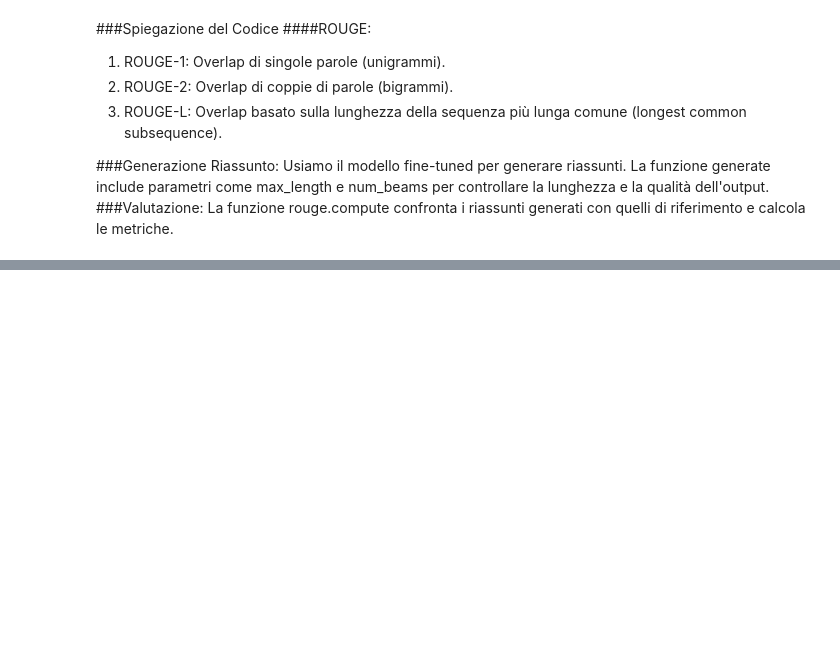
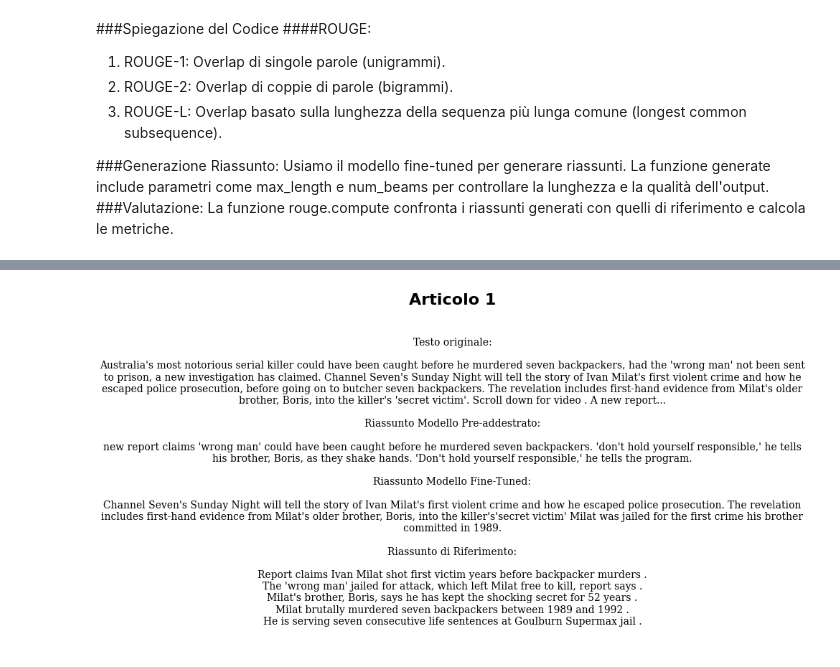
Before and after one commit to davidmegli/text-summarization, a Jupyter notebook: text-summarization.ipynb, the cells around one changed output, grey strips where cells are left out. Saved outputs shown, nothing was run; the diff lists cells and outputs as text; code cells hidden in the pictures; blank space fills up the shorter version.

Commit message:
Loading model from drive, added validation articles plot

```diff
--- a/text-summarization.ipynb
+++ b/text-summarization.ipynb
@@ -241,10 +387,12 @@ Optional: Verifica il Modello
 Per assicurarti che il modello sia stato caricato correttamente, puoi testarlo su un esempio rapido:
 # %%
 # Test rapido con input di esempio
-input_text = "summarize: " + "Though many attempts have been made in blind superresolution to restore low-resolution images with unknown and complex degradations, they are still far from addressing general real-world degraded images. In this work, we extend the powerful ESRGAN to a practical restoration application (namely, Real-ESRGAN), which is trained with pure synthetic data. Specifically, a high-order degradation modeling process is introduced to better simulate complex realworld degradations. We also consider the common ringing andovershoot artifacts in the synthesis process. In addition, we employ a U-Net discriminator with spectral normalization to increase discriminator capability and stabilize the training dynamics. Extensive comparisons have shown its superior visual performance than prior works on various real datasets. We also provide efficient implementations to synthesize training pairs on the fly."
+text_to_summarize = "Though many attempts have been made in blind superresolution to restore low-resolution images with unknown and complex degradations, they are still far from addressing general real-world degraded images. In this work, we extend the powerful ESRGAN to a practical restoration application (namely, Real-ESRGAN), which is trained with pure synthetic data. Specifically, a high-order degradation modeling process is introduced to better simulate complex realworld degradations. We also consider the common ringing andovershoot artifacts in the synthesis process. In addition, we employ a U-Net discriminator with spectral normalization to increase discriminator capability and stabilize the training dynamics. Extensive comparisons have shown its superior visual performance than prior works on various real datasets. We also provide efficient implementations to synthesize training pairs on the fly."
+input_text = "summarize: " + text_to_summarize
 input_ids = tokenizer.encode(input_text, return_tensors="pt", max_length=512, truncation=True)
 output_ids = model.generate(input_ids, max_length=50, num_beams=4, early_stopping=True)
 summary = tokenizer.decode(output_ids[0], skip_special_tokens=True)
 
+print(f"Testo di Input:\n{text_to_summarize}\n")
 print(f"Riassunto generato: {summary}")
 # %% [output]
@@ -560,13 +707,19 @@ from transformers import AutoModelForSeq2SeqLM
 import torch
 import random
 
+local_model = False
 device = torch.device("cuda" if torch.cuda.is_available() else "cpu")
 
 # Modello pre-addestrato
 pre_trained_model = AutoModelForSeq2SeqLM.from_pretrained("t5-small")
 
 # Modello fine-tuned (carica il modello affinato)
-fine_tuned_model = AutoModelForSeq2SeqLM.from_pretrained("./results/checkpoint-107670")  # Directory del modello salvato
+if local_model:
+  fine_tuned_model = AutoModelForSeq2SeqLM.from_pretrained("./results/checkpoint-107670")  # Directory del modello salvato
+else:
+  from google.colab import drive
+  drive.mount('/content/drive')
+  fine_tuned_model = AutoModelForSeq2SeqLM.from_pretrained("/content/drive/My Drive/text-summarization/finetuned-model") # Directory drive
 
 def generate_summary(model, tokenizer, text, device, max_length=150, num_beams=4):
     model.eval()
@@ -627,3 +780,77 @@ Membership gives the ICC jurisdiction over alleged crimes committed in Palestini
 --- Riassunto di Riferimento ---
 Theia, a bully breed mix, was apparently hit by a car, whacked with a hammer and buried in a field .
 "She's a true miracle dog and she deserves a good life," says Sara Mellado, who is looking for a home for Theia .
+# %%
+import matplotlib.pyplot as plt
+import random
+from transformers import AutoModelForSeq2SeqLM
+import torch
+
+articles_number = 5
+
+local_model = False
+device = torch.device("cuda" if torch.cuda.is_available() else "cpu")
+
+# Modello pre-addestrato
+pre_trained_model = AutoModelForSeq2SeqLM.from_pretrained("t5-small")
+
+# Modello fine-tuned (carica il modello affinato)
+if local_model:
+  fine_tuned_model = AutoModelForSeq2SeqLM.from_pretrained("./results/checkpoint-107670")  # Directory del modello salvato
+else:
+  from google.colab import drive
+  drive.mount('/content/drive')
+  fine_tuned_model = AutoModelForSeq2SeqLM.from_pretrained("/content/drive/My Drive/text-summarization/finetuned-model") # Directory drive
+
+def generate_summary(model, tokenizer, text, device, max_length=150, num_beams=4):
+    model.eval()
+    model.to(device)  # Sposta il modello sul dispositivo
+
+    # Tokenizza il testo di input e sposta sul dispositivo
+    input_ids = tokenizer.encode("summarize: " + text, return_tensors="pt", truncation=True, max_length=512).to(device)
+
+    # Genera il riassunto
+    with torch.no_grad():
+        summary_ids = model.generate(
+            input_ids,
+            max_length=max_length,
+            num_beams=num_beams,
+            early_stopping=True
+        )
+    return tokenizer.decode(summary_ids[0], skip_special_tokens=True)
+def plot_article_summary(article, pre_trained_summary, fine_tuned_summary, reference_summary, index, title="Articolo"):
+    title = title + " " + str(index+1)
+    # Imposta lo stile della figura
+    plt.figure(figsize=(10, 6))
+    plt.axis('off')  # Nasconde gli assi
+    plt.title(title, fontsize=16, weight="bold", loc="center")
+    # Testo formattato
+    text = (
+        f"\n\nTesto originale:\n\n{article[:500]}...\n\n"
+        f"Riassunto Modello Pre-addestrato:\n\n{pre_trained_summary}\n\n"
+        f"Riassunto Modello Fine-Tuned:\n\n{fine_tuned_summary}\n\n"
+        f"Riassunto di Riferimento:\n\n{reference_summary}\n"
+    )
+
+    # Aggiungi il testo al plot
+    plt.text(0.5, 0.5, text, ha="center", va="center", wrap=True, fontsize=10, family="serif")
+
+    # Mostra la figura
+    plt.show()
+
+def main(test_data, tokenizer, device, j):
+    i = random.randint(0, len(test_data) - 1)
+    article = test_data[i]["article"]
+
+    # Genera i riassunti
+    pre_trained_summary = generate_summary(pre_trained_model, tokenizer, article, device)
+    fine_tuned_summary = generate_summary(fine_tuned_model, tokenizer, article, device)
+    reference_summary = test_data[i]["highlights"]
+
+    # Plot dell'articolo e dei riassunti
+    plot_article_summary(article, pre_trained_summary, fine_tuned_summary, reference_summary, j)
+
+# Esempio di utilizzo (aggiungere test_data e tokenizer nel contesto)
+for i in range(articles_number):
+    main(test_data, tokenizer, torch.device("cuda" if torch.cuda.is_available() else "cpu"),i)
+# %% [output]
@@ -629,0 +858 @@ Theia, a bully breed mix, was apparently hit by a car, whacked with a hammer and
+[figure, added]
```
Also changed, not shown: parts of 14 cells of this notebook.
